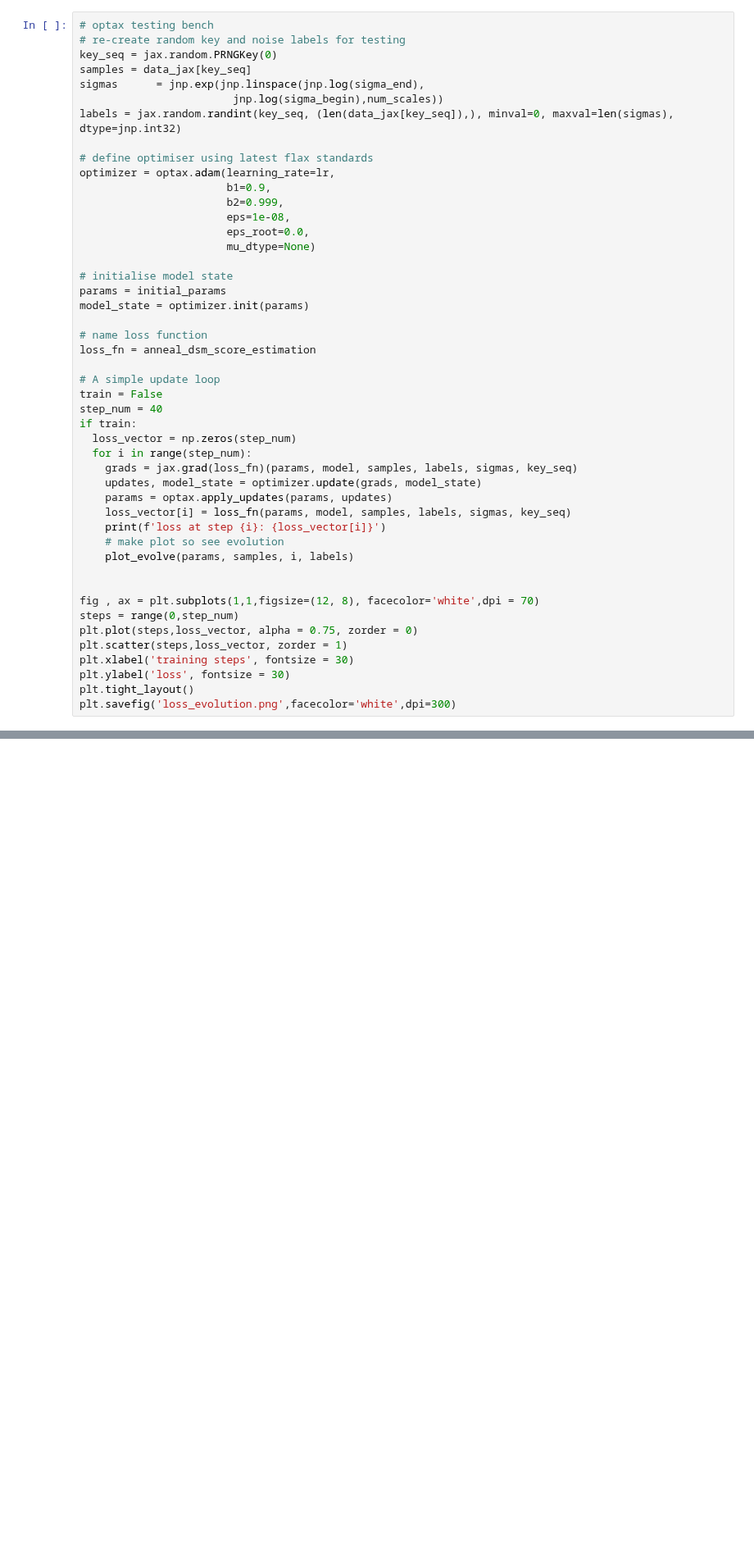
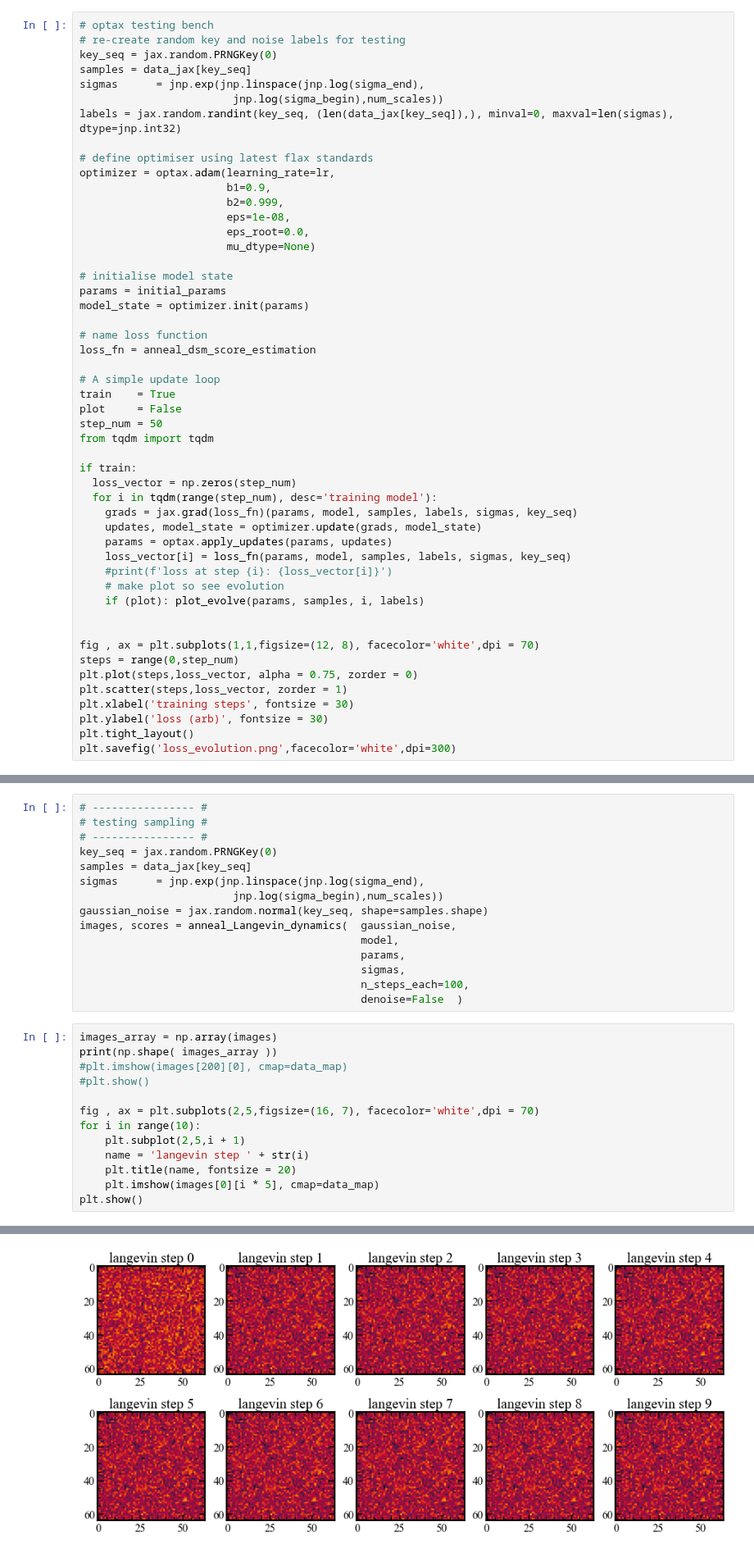
Before and after one commit to SampsonML/score_network_jax, a Jupyter notebook: diffusion_jax_HSC.ipynb, the cells around one changed output, grey strips where cells are left out. Shown at 82% size. Drawn from its saved outputs; the diff is of its cells as text; blank space fills up the shorter version.

Commit message:
langevin dynamics mostly ported to jax

```diff
--- a/diffusion_jax_HSC.ipynb
+++ b/diffusion_jax_HSC.ipynb
@@ -544,18 +544,21 @@ model_state = optimizer.init(params)
 loss_fn = anneal_dsm_score_estimation
 
 # A simple update loop
-train = False
-step_num = 40
+train    = True
+plot     = False
+step_num = 50
+from tqdm import tqdm
+
 if train:
   loss_vector = np.zeros(step_num)
-  for i in range(step_num):
+  for i in tqdm(range(step_num), desc='training model'):
     grads = jax.grad(loss_fn)(params, model, samples, labels, sigmas, key_seq)
     updates, model_state = optimizer.update(grads, model_state)
     params = optax.apply_updates(params, updates)
     loss_vector[i] = loss_fn(params, model, samples, labels, sigmas, key_seq)
-    print(f'loss at step {i}: {loss_vector[i]}')
+    #print(f'loss at step {i}: {loss_vector[i]}')
     # make plot so see evolution
-    plot_evolve(params, samples, i, labels)
+    if (plot): plot_evolve(params, samples, i, labels)
 
 
 fig , ax = plt.subplots(1,1,figsize=(12, 8), facecolor='white',dpi = 70)
@@ -563,6 +566,6 @@ steps = range(0,step_num)
 plt.plot(steps,loss_vector, alpha = 0.75, zorder = 0)
 plt.scatter(steps,loss_vector, zorder = 1)
 plt.xlabel('training steps', fontsize = 30)
-plt.ylabel('loss', fontsize = 30)
+plt.ylabel('loss (arb)', fontsize = 30)
 plt.tight_layout()
 plt.savefig('loss_evolution.png',facecolor='white',dpi=300)
@@ -603,2 +599,31 @@ def anneal_Langevin_dynamics(x_mod, scorenet, sigmas, n_steps_each=100, step_lr=
 
     return images, scores
+# %%
+# ---------------- #
+# testing sampling #
+# ---------------- #
+key_seq = jax.random.PRNGKey(0)
+samples = data_jax[key_seq]
+sigmas      = jnp.exp(jnp.linspace(jnp.log(sigma_end),
+                        jnp.log(sigma_begin),num_scales))
+gaussian_noise = jax.random.normal(key_seq, shape=samples.shape)
+images, scores = anneal_Langevin_dynamics(  gaussian_noise,
+                                            model,
+                                            params,
+                                            sigmas,
+                                            n_steps_each=100,
+                                            denoise=False  )
+# %%
+images_array = np.array(images)
+print(np.shape( images_array ))
+#plt.imshow(images[200][0], cmap=data_map)
+#plt.show()
+
+fig , ax = plt.subplots(2,5,figsize=(16, 7), facecolor='white',dpi = 70)
+for i in range(10):
+    plt.subplot(2,5,i + 1)
+    name = 'langevin step ' + str(i)
+    plt.title(name, fontsize = 20)
+    plt.imshow(images[0][i * 5], cmap=data_map)
+plt.show()
+# %% [output]
@@ -604,0 +631 @@ def anneal_Langevin_dynamics(x_mod, scorenet, sigmas, n_steps_each=100, step_lr=
+[figure, added]
```
Also changed, not shown: parts of 3 cells of this notebook, 1 other file.
